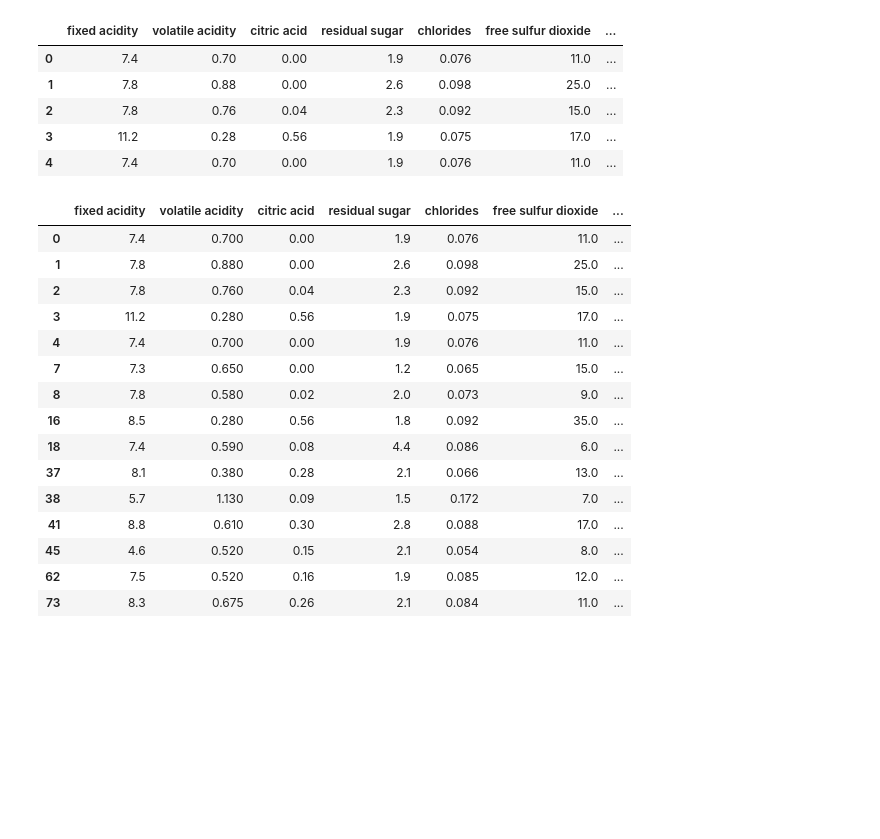
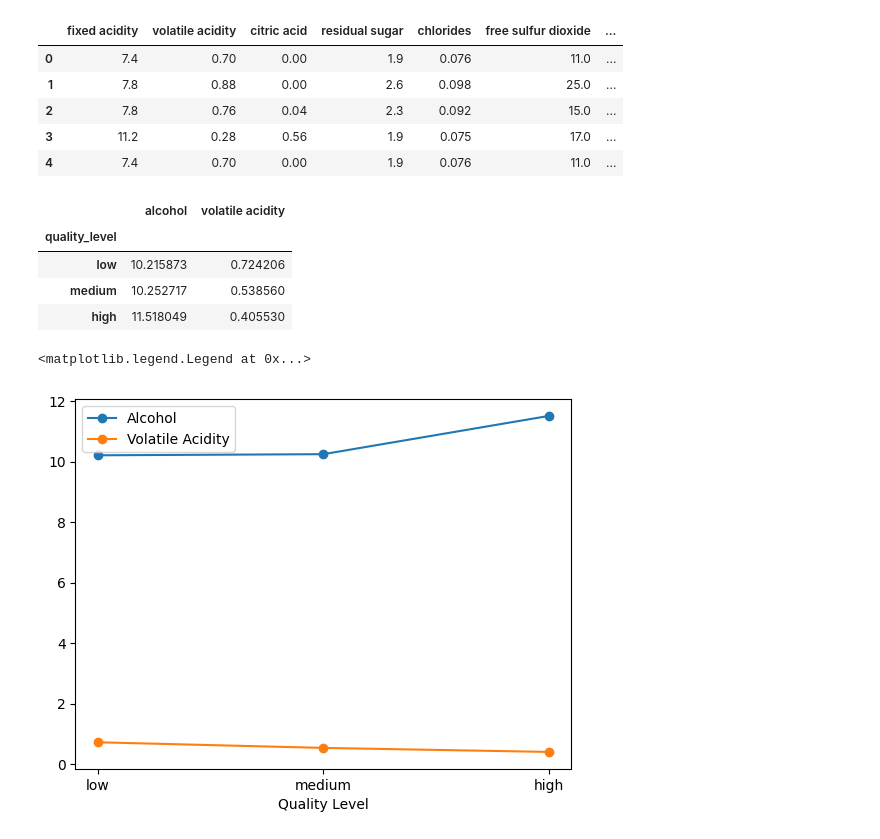
Before and after one commit to mrcarlson3/DS-3021, a Jupyter notebook: 02_function_basics/lab2.ipynb, the cells around one changed output. Cells and saved outputs as stored; diff of their text form; code cells hidden in the pictures; blank space fills up the shorter version.

```diff
--- a/02_function_basics/lab2.ipynb
+++ b/02_function_basics/lab2.ipynb
@@ -175,22 +179,19 @@ red_wine.head()
 | 4 | 7.4 | 0.70 | 0.00 | 1.9 | 0.076 | 11.0 | ... |
 # %%
 d3 = pd.DataFrame(red_wine)
-levels = d3.groupby('quality_level')
+d4 = d3[['alcohol', 'quality_level', 'volatile acidity']]
+levels = d4.groupby('quality_level').mean()
 levels.head()
 # %% [output]
-|  | fixed acidity | volatile acidity | citric acid | residual sugar | chlorides | free sulfur dioxide | ... |
-| 0 | 7.4 | 0.700 | 0.00 | 1.9 | 0.076 | 11.0 | ... |
-| 1 | 7.8 | 0.880 | 0.00 | 2.6 | 0.098 | 25.0 | ... |
-| 2 | 7.8 | 0.760 | 0.04 | 2.3 | 0.092 | 15.0 | ... |
-| 3 | 11.2 | 0.280 | 0.56 | 1.9 | 0.075 | 17.0 | ... |
-| 4 | 7.4 | 0.700 | 0.00 | 1.9 | 0.076 | 11.0 | ... |
-| 7 | 7.3 | 0.650 | 0.00 | 1.2 | 0.065 | 15.0 | ... |
-| 8 | 7.8 | 0.580 | 0.02 | 2.0 | 0.073 | 9.0 | ... |
-| 16 | 8.5 | 0.280 | 0.56 | 1.8 | 0.092 | 35.0 | ... |
-| 18 | 7.4 | 0.590 | 0.08 | 4.4 | 0.086 | 6.0 | ... |
-| 37 | 8.1 | 0.380 | 0.28 | 2.1 | 0.066 | 13.0 | ... |
-| 38 | 5.7 | 1.130 | 0.09 | 1.5 | 0.172 | 7.0 | ... |
-| 41 | 8.8 | 0.610 | 0.30 | 2.8 | 0.088 | 17.0 | ... |
-| 45 | 4.6 | 0.520 | 0.15 | 2.1 | 0.054 | 8.0 | ... |
-| 62 | 7.5 | 0.520 | 0.16 | 1.9 | 0.085 | 12.0 | ... |
-| 73 | 8.3 | 0.675 | 0.26 | 2.1 | 0.084 | 11.0 | ... |
+|  | alcohol | volatile acidity |
+| quality_level |  |  |
+| low | 10.215873 | 0.724206 |
+| medium | 10.252717 | 0.538560 |
+| high | 11.518049 | 0.405530 |
+# %%
+plt.plot(levels, marker='o')
+plt.xlabel('Quality Level')
+plt.legend(['Alcohol', 'Volatile Acidity'])
+# %% [output]
+<matplotlib.legend.Legend at 0x...>
+[figure, added]
```
Also changed, not shown: parts of 16 cells of this notebook.
